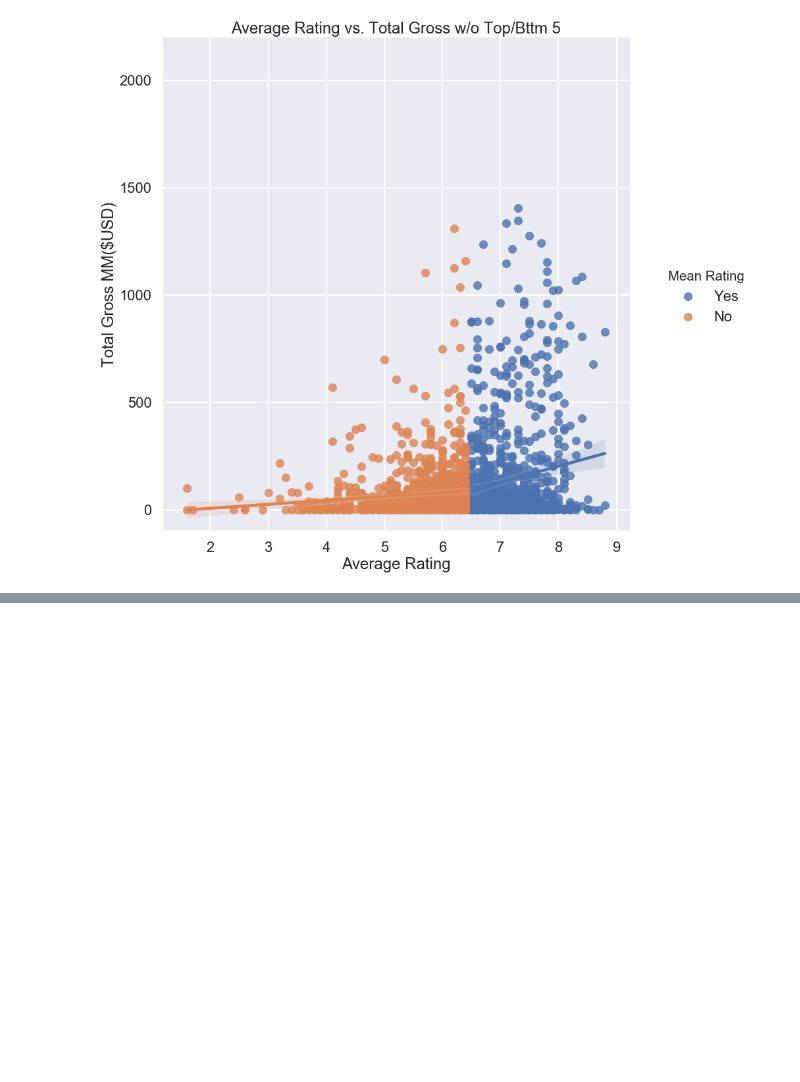
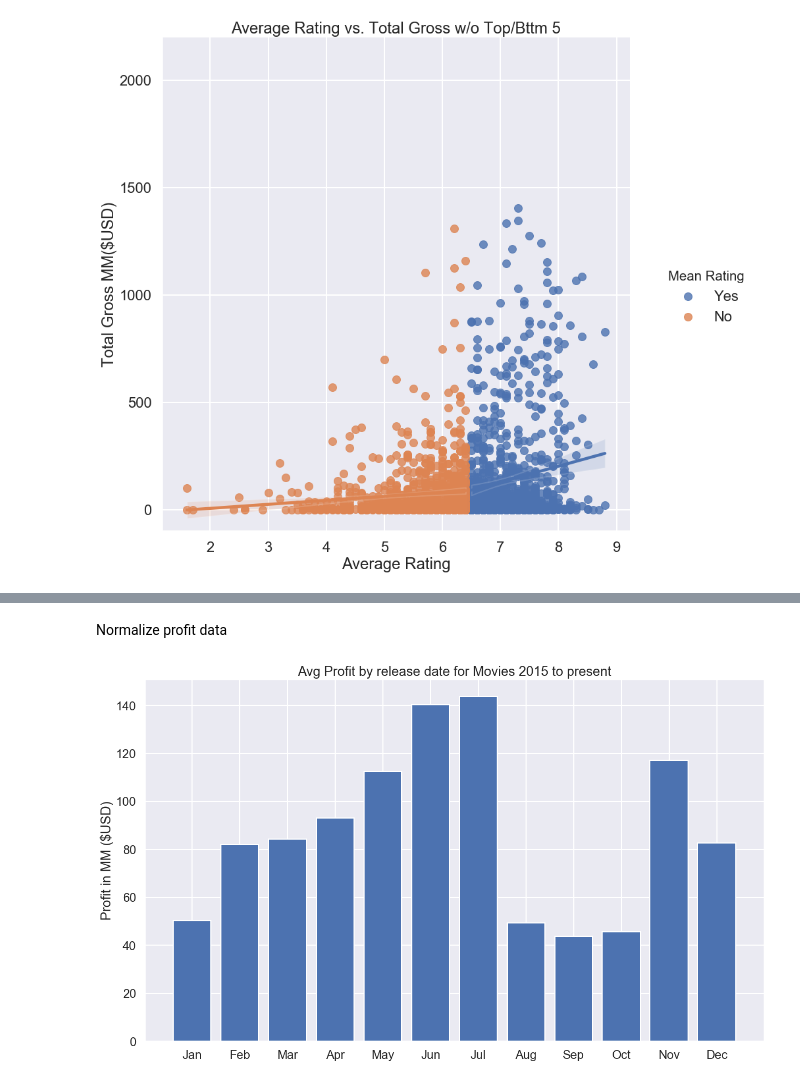
Before and after one commit to etr359/project-1-movie-analysis, a Jupyter notebook: project1_analysis_MASTER2.ipynb, the cells around one changed output, grey strips where cells are left out. Cells and saved outputs as stored; diff of their text form; code cells hidden in the pictures; blank space fills up the shorter version.

```diff
--- a/project1_analysis_MASTER2.ipynb
+++ b/project1_analysis_MASTER2.ipynb
@@ -1170,0 +1256,2 @@ plt.savefig('avg_rating vs total_gross no outliers.png');
+# %%
+tn_movie_budgets['profit'] = tn_movie_budgets['worldwide_gross'] - tn_movie_budgets['production_budget']
@@ -1170,0 +1269,2 @@ plt.savefig('avg_rating vs total_gross no outliers.png');
+# %%
+profit_by_month_year = tn_movie_budgets[tn_movie_budgets['year']>2014].groupby(['month']).profit.mean().reset_index()
@@ -1170,0 +1287,5 @@ plt.savefig('avg_rating vs total_gross no outliers.png');
+# %%
+month_dict = {1: 'Jan', 2: 'Feb', 3: 'Mar', 4: 'Apr', 5: 'May', 6: 'Jun', 7: 'Jul', 8: 'Aug', 9: 'Sep',
+             10: 'Oct', 11: 'Nov', 12: 'Dec'}
+
+profit_by_month_year['month'] = profit_by_month_year['month'].map(month_dict)
@@ -1170,0 +1301,14 @@ plt.savefig('avg_rating vs total_gross no outliers.png');
+# %% [markdown]
+Normalize profit data
+# %%
+profit_by_month_year['profit'] = profit_by_month_year['profit']/1000000
+# %%
+# plot bar char
+fig, ax = plt.subplots(figsize=(20,12))
+
+ax.bar(x=profit_by_month_year['month'], height=profit_by_month_year['profit'])
+ax.set_title('Avg Profit by release date for Movies 2015 to present')
+ax.set_xlabel
+ax.set_ylabel('Profit in MM ($USD)');
+# %% [output]
+[figure, added]
```
Also changed, not shown: parts of 20 cells of this notebook.
